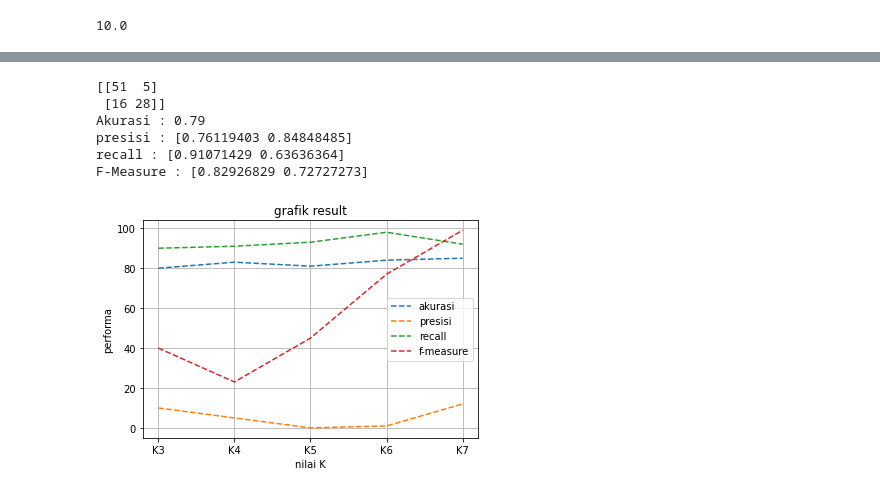
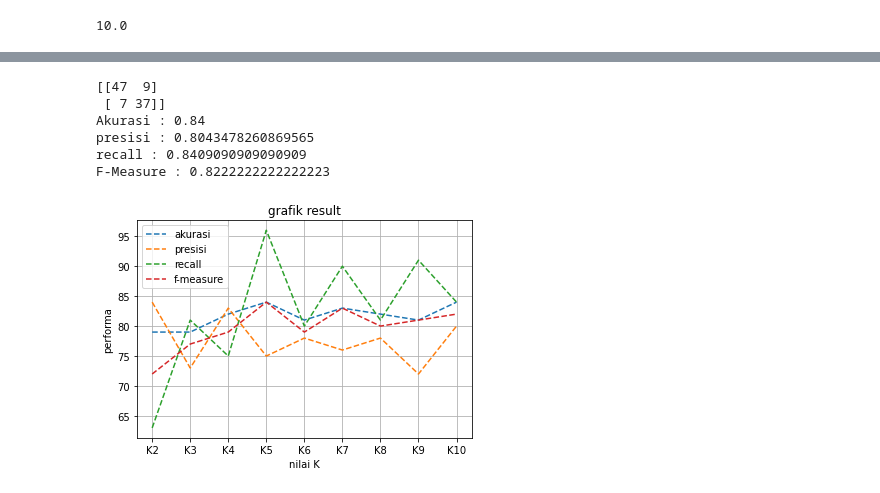
Before and after one commit to aisyahdnn/Skripsi, a Jupyter notebook: Dataset5050.ipynb, the cells around one changed output, grey strips where cells are left out. Saved outputs shown, nothing was run; the diff lists cells and outputs as text; code cells hidden in the pictures.

```diff
--- a/Dataset5050.ipynb
+++ b/Dataset5050.ipynb
@@ -235,32 +235,32 @@ array([1., 0., 0., 1., 0., 0., 0., 1., 0., 1., 1., 0., 0., 1., 1., 0., 0.,
 cm = confusion_matrix(y_test, y_pred)
 print (cm)
 print("Akurasi :" , accuracy_score(y_test, y_pred))
-print("presisi :" , precision_score(y_test, y_pred, average=None))
-print("recall :" , recall_score(y_test, y_pred, average=None))
-print("F-Measure :" , f1_score(y_test, y_pred, average=None))
+print("presisi :" , precision_score(y_test, y_pred))
+print("recall :" , recall_score(y_test, y_pred))
+print("F-Measure :" , f1_score(y_test, y_pred))
 # %% [output]
-[[51  5]
- [16 28]]
-Akurasi : 0.79
-presisi : [0.76119403 0.84848485]
-recall : [0.91071429 0.63636364]
-F-Measure : [0.82926829 0.72727273]
+[[47  9]
+ [ 7 37]]
+Akurasi : 0.84
+presisi : 0.8043478260869565
+recall : 0.8409090909090909
+F-Measure : 0.8222222222222223
 # %%
 from matplotlib import pyplot as plt
 x = ["K2", "K3", "K4", "K5", "K6", "K7", "K8", "K9", "K10"]
 a = [79, 79, 82, 84, 81, 83, 82, 81, 84]
-p = [10, 5, 0, 1, 12]
-r = [90, 91, 93, 98, 92]
-f = [40, 23, 45, 77, 99]
+p = [84, 73, 83, 75, 78, 76, 78, 72, 80]
+r = [63, 81, 75, 96, 80, 90, 81, 91, 84]
+f = [72, 77, 79, 84, 79, 83, 80, 81, 82]
 plt.plot(x, a, '--')
 plt.plot(x, p, '--')
 plt.plot(x, r, '--')
 plt.plot(x, f, '--')
 plt.title("grafik result")
 plt.xlabel("nilai K")
 plt.ylabel("performa")
 plt.legend(["akurasi", "presisi", "recall", "f-measure"])
 plt.grid()
 plt.show()
 # %% [output]
-[figure, old version]
+[figure, new version]
```
Also changed, not shown: parts of 2 cells of this notebook.
